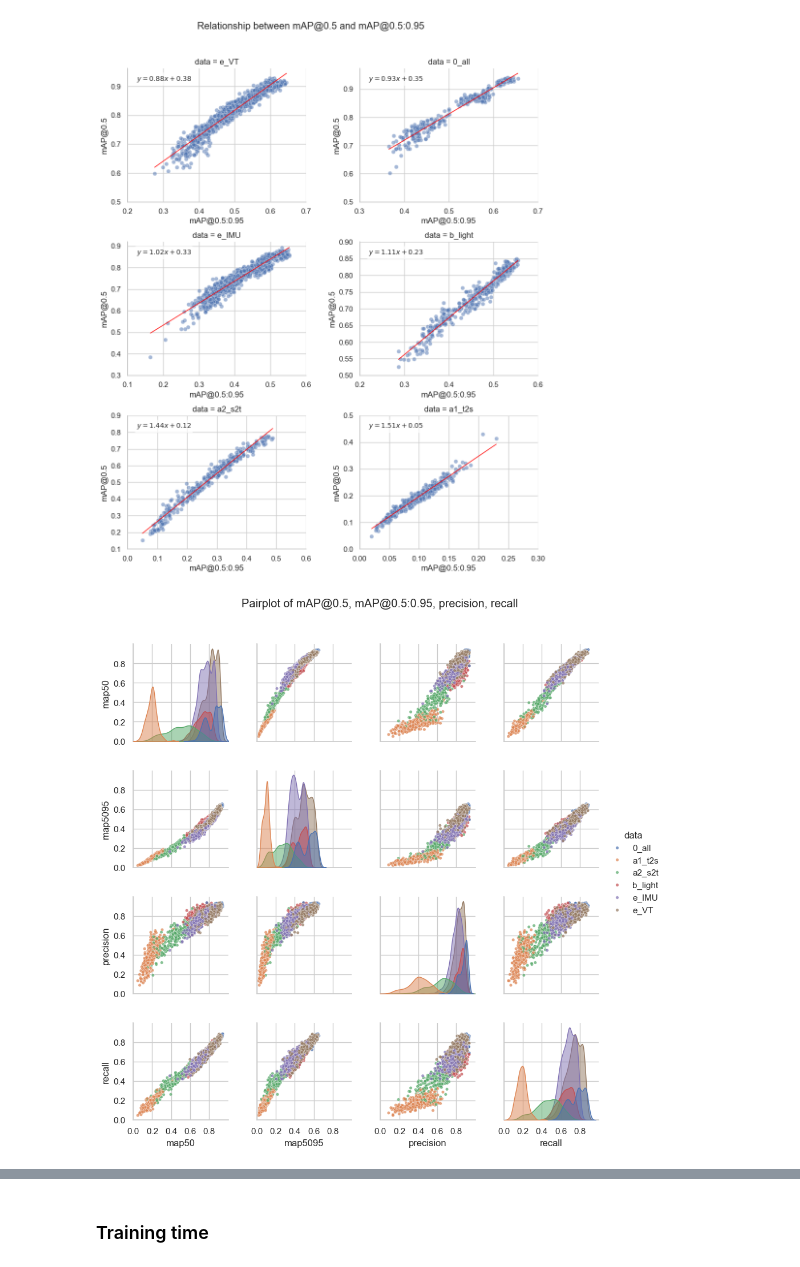
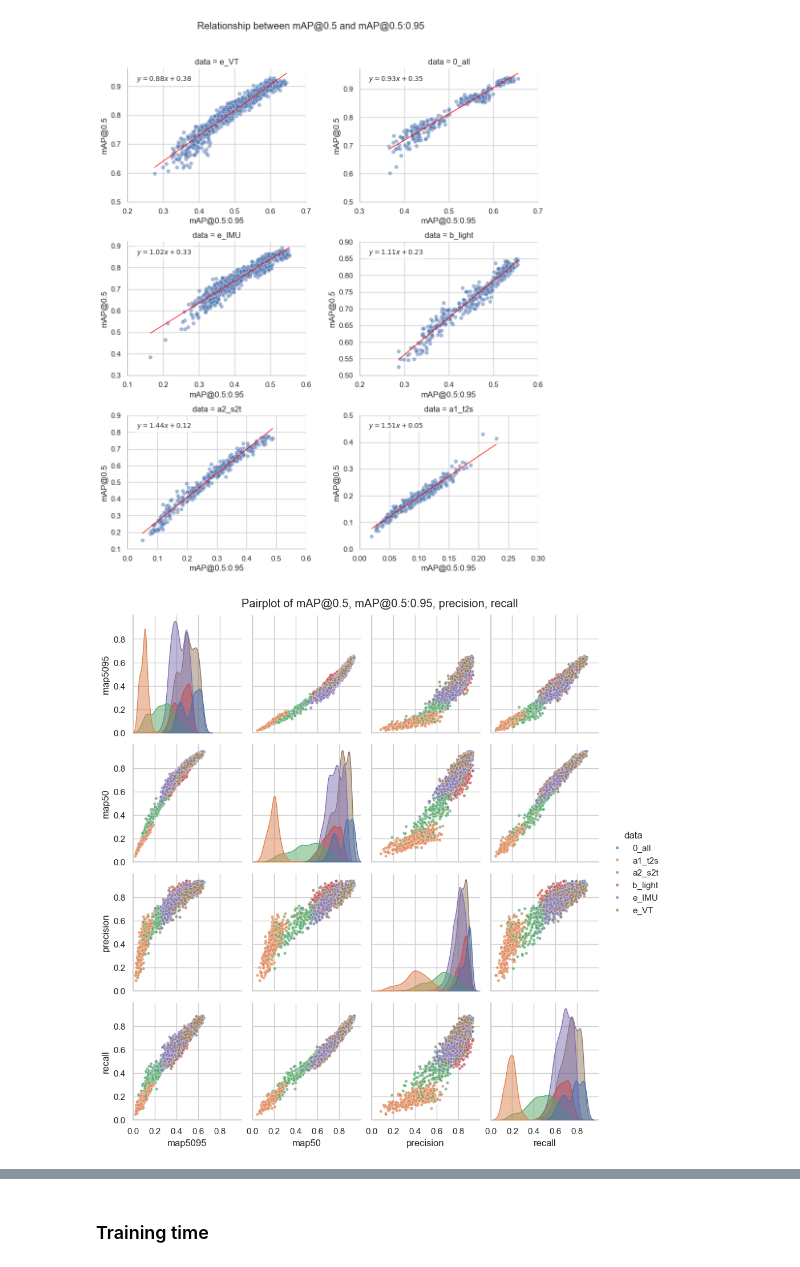
Before and after one commit to Niche-Lab/COLO, a Jupyter notebook: evaluate.ipynb, the cells around one changed output, grey strips where cells are left out. Cells and saved outputs as stored; diff of their text form; code cells hidden in the pictures.

Commit message:
add figures and tables

```diff
--- a/evaluate.ipynb
+++ b/evaluate.ipynb
@@ -374,31 +376,35 @@ g.savefig(PATHS["DIR_SRC"]/"ms"/"r1"/"src"/"fig_metrics.png", dpi=300)
 # %% [output]
 [figure]
 # %%
+cols = ["data", "family", "size", "map50", "map5095", "precision", "recall"]
+df_merge = pd.concat(
+    [df_s1.loc[:, cols],
+     df_s2.loc[:, cols]],
+)
 # seaborn scatter plot (map5095, precision, recall) pairplot
 g = sns.pairplot(df_merge,
     hue="data",
-    vars=["map50", "map5095", "precision", "recall"],
+    vars=["map5095", "map50","precision", "recall"],
     diag_kind="kde",
     # palette=sns.color_palette("husl", 6),
     height=2.5,
     # dot size
     plot_kws={"s": 15, "alpha": 0.7},
     diag_kws={"fill": True, "alpha": 0.5},
 )
 # set axis tick labels to 0.2 intervals in range [0, 1]
 for ax in g.axes.flatten():
-
     ax.set_xticks(np.arange(0, 1, 0.2))
     ax.set_yticks(np.arange(0, 1, 0.2))
     # set limits to 0, 1
     ax.set_xlim(0, 1)
     ax.set_ylim(0, 1)
     ax.grid(True)
 
 g.figure.set_size_inches(10, 10)
-g.figure.subplots_adjust(top=0.9, hspace=0.3, wspace=0.3)
+g.figure.subplots_adjust(top=.95, hspace=0.1, wspace=0.1)
 g.fig.suptitle("Pairplot of mAP@0.5, mAP@0.5:0.95, precision, recall")
 # save
 g.savefig(PATHS["DIR_SRC"]/"ms"/"r1"/"src"/"fig_metrics.png", dpi=300)
 # %% [output]
-[figure, old version]
+[figure, new version]
```
Also changed, not shown: parts of 11 cells of this notebook, 8 other files.
